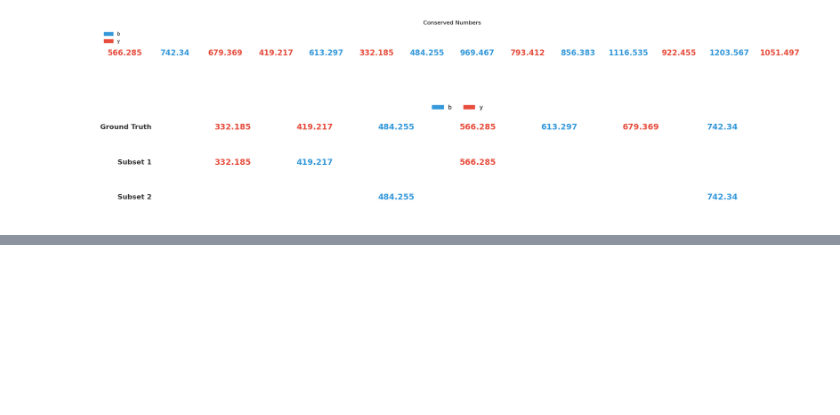
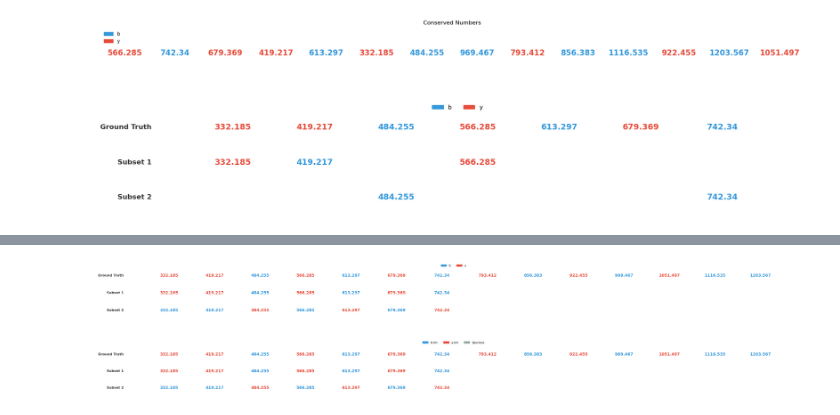
Before and after one commit to Kevinxsn/2D_spec_dict, a Jupyter notebook: anti_symmetric/notebook.ipynb, the cells around one changed output, grey strips where cells are left out. Cells and saved outputs as stored; diff of their text form; code cells hidden in the pictures; blank space fills up the shorter version.

```diff
--- a/anti_symmetric/notebook.ipynb
+++ b/anti_symmetric/notebook.ipynb
@@ -2420,6 +2420,8 @@ def ion_simplify(the_input):
         return 'y'
     elif the_input[0] == 'b'and len(the_input) > 1 and the_input[1] != 'i':
         return 'b'
+    elif the_input == 'b':
+        return 'b'
     else:
         return 'spurious'
 # %%
@@ -2592,3 +2594,22 @@ subset_2 = [
 draw_aligned_comparison(ground_truth_data, [subset_1, subset_2])
 # %% [output]
 [figure]
+# %%
+def mass_b_y_indentification(input_list):
+
+    result = []
+    b_ion_mass = set([input_list[0][0]])
+    y_ion_mass = set([input_list[0][1]])
+    for i in input_list:
+        b_ion_mass.add(i[0])
+        y_ion_mass.add(i[1])
+    b_ion_mass.remove(input_list[0][0])
+    y_ion_mass.remove(input_list[0][1])
+    b_ion_mass = list(b_ion_mass)
+    y_ion_mass = list(y_ion_mass)
+
+    for i in b_ion_mass:
+        result.append((i, 'b'))
+    for j in y_ion_mass:
+        result.append((j, 'y'))
+    return result
@@ -2594,0 +2627,5 @@ draw_aligned_comparison(ground_truth_data, [subset_1, subset_2])
+# %%
+graound_truth = [(566.285244, 'y4'), (742.339794, 'b6'), (679.369304, 'y5'), (419.216834, 'y3'), (613.297204, 'b5'), (332.184804, 'y2'), (484.254614, 'b4'), (969.466784, 'b8'), (793.412234, 'y6'), (856.3827239999999, 'b7'), (1116.535194, 'b9'), (922.454824, 'y7'), (1203.5672240000001, 'b10'), (1051.497414, 'y8')]
+candidates = [[(0.0, 18.01056), (0.0, 332.184804), (0.0, 419.216834), (484.254614, 419.216834), (484.254614, 566.285244), (613.297204, 566.285244), (613.297204, 679.369304), (742.339794, 679.369304)], [(0.0, 18.01056), (332.184804, 18.01056), (419.216834, 18.01056), (419.216834, 484.254614), (566.285244, 484.254614), (566.285244, 613.297204), (679.369304, 613.297204), (679.369304, 742.339794)]]
+candidates = [mass_b_y_indentification(i) for i in candidates]
+candidates
@@ -2594,0 +2647,4 @@ draw_aligned_comparison(ground_truth_data, [subset_1, subset_2])
+# %%
+draw_aligned_comparison(graound_truth, candidates)
+# %% [output]
+[figure, added]
@@ -2594,0 +2732,4 @@ draw_aligned_comparison(ground_truth_data, [subset_1, subset_2])
+# %%
+draw_aligned_comparison(graound_truth, candidates)
+# %% [output]
+[figure, added]
```
Also changed, not shown: parts of 6 cells of this notebook, 10 other files.
